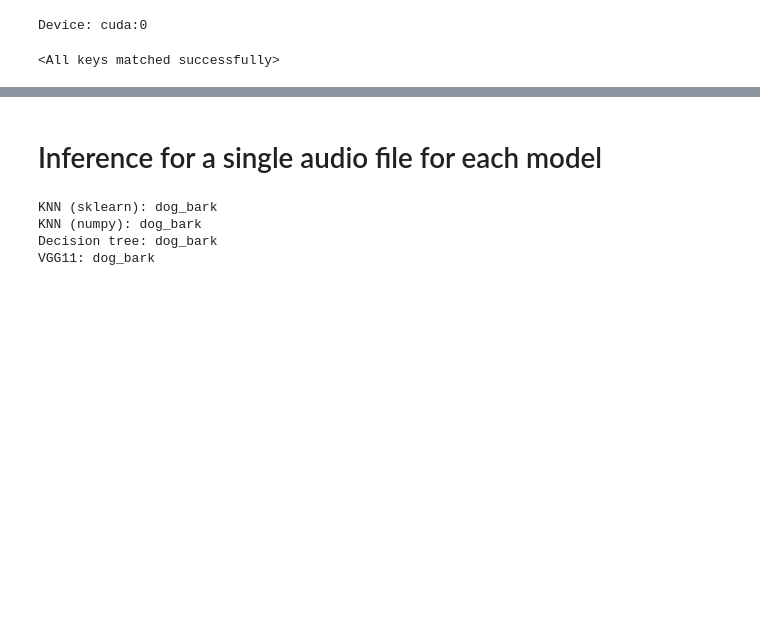
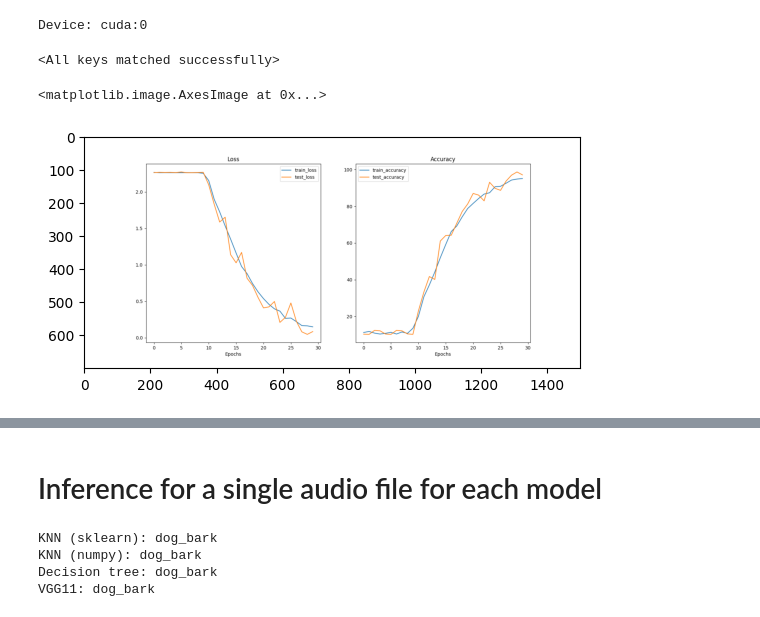
Before and after one commit to DanmerZ/ml_assignment, a Jupyter notebook: report.ipynb, the cells around one changed output, grey strips where cells are left out. Drawn from its saved outputs; the diff is of its cells as text; code cells hidden in the pictures; blank space fills up the shorter version.

Commit message:
metrics

```diff
--- a/report.ipynb
+++ b/report.ipynb
@@ -259,6 +256,14 @@ vgg11 = VGG11().to(device)
 vgg11.load_state_dict(torch.load(f=f"{PROJECT_ROOT_DIR}/data/vgg.pth"))
 # %% [output]
 <All keys matched successfully>
+# %%
+# training loss and accuracy plot
+import matplotlib.image as mpimg
+img = mpimg.imread(f"{PROJECT_ROOT_DIR}/data/metrics.png")
+plt.imshow(img)
+# %% [output]
+<matplotlib.image.AxesImage at 0x...>
+[figure, added]
 # %%
 # confusion matrix
 import numpy as np
```
Also changed, not shown: parts of 3 cells of this notebook, 2 other files.
